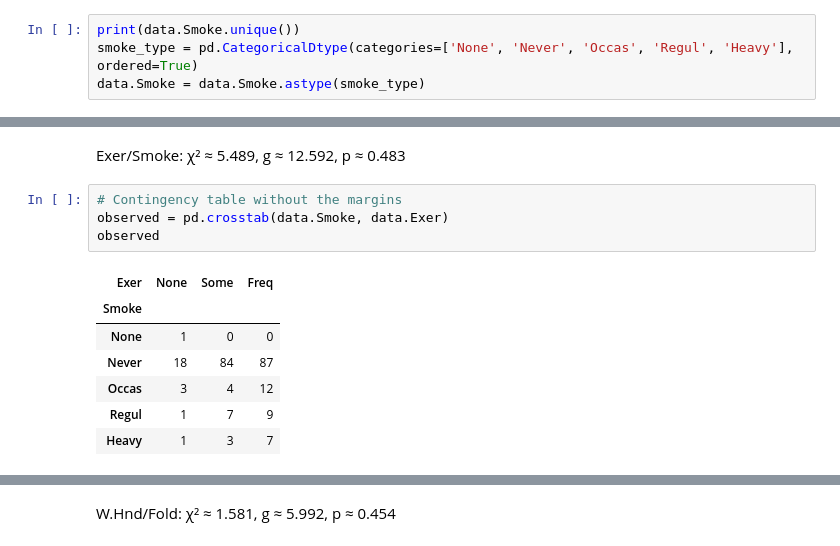
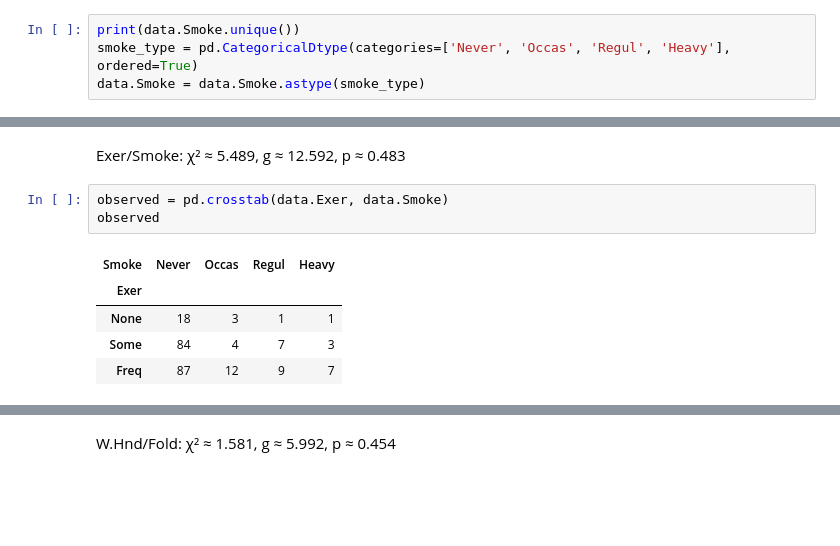
Before and after one commit to Lucasvancompernolle/datascience-main, a Jupyter notebook: 4-bivariate-qual/labs_chi_squared.ipynb, the cells around one changed output, grey strips where cells are left out. Drawn from its saved outputs; the diff is of its cells as text; blank space fills up the shorter version.

```diff
--- a/4-bivariate-qual/labs_chi_squared.ipynb
+++ b/4-bivariate-qual/labs_chi_squared.ipynb
@@ -246,5 +246,5 @@ Categories (3, object): ['None' < 'Some' < 'Freq']
 # %%
 print(data.Smoke.unique())
-smoke_type = pd.CategoricalDtype(categories=['None', 'Never', 'Occas', 'Regul', 'Heavy'], ordered=True)
+smoke_type = pd.CategoricalDtype(categories=['Never', 'Occas', 'Regul', 'Heavy'], ordered=True)
 data.Smoke = data.Smoke.astype(smoke_type)
 # %% [output]
@@ -276,14 +275,11 @@ Results of the main calculations (rounded up to 3 decimal places):
 # %% [markdown]
 Exer/Smoke: χ² ≈ 5.489, g ≈ 12.592, p ≈ 0.483
 # %%
-# Contingency table without the margins
-observed = pd.crosstab(data.Smoke, data.Exer)
+observed = pd.crosstab(data.Exer, data.Smoke)
 observed
 # %% [output]
-| Exer | None | Some | Freq |
-| Smoke |  |  |  |
-| None | 1 | 0 | 0 |
-| Never | 18 | 84 | 87 |
-| Occas | 3 | 4 | 12 |
-| Regul | 1 | 7 | 9 |
-| Heavy | 1 | 3 | 7 |
+| Smoke | Never | Occas | Regul | Heavy |
+| Exer |  |  |  |  |
+| None | 18 | 3 | 1 | 1 |
+| Some | 84 | 4 | 7 | 3 |
+| Freq | 87 | 12 | 9 | 7 |
```
Also changed, not shown: parts of 14 cells of this notebook, 1 other file.
